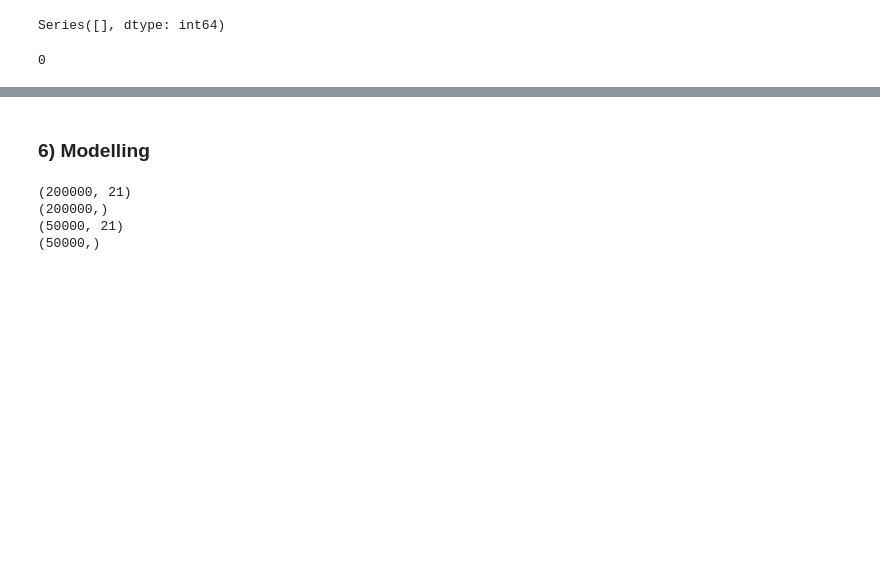
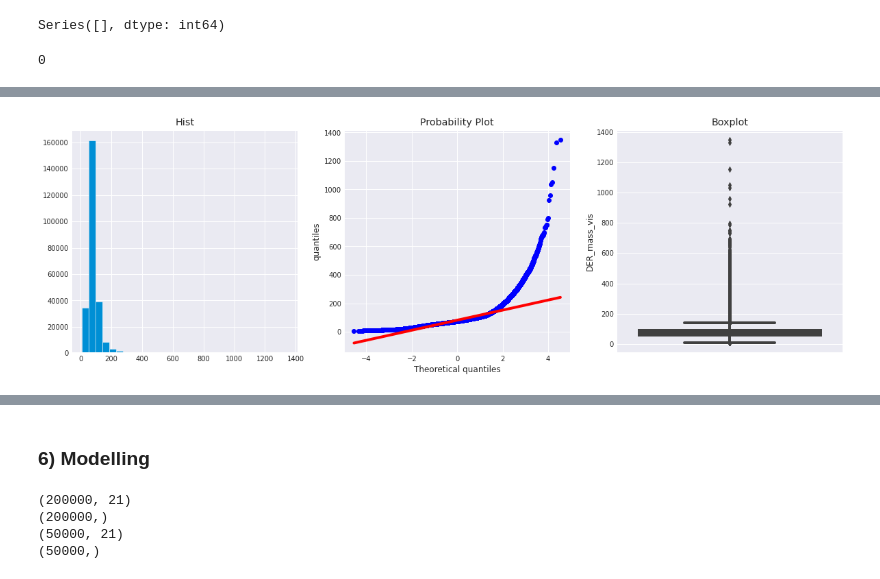
Before and after one commit to sureshmecad/Higgs-Boson-Decay-TMLC, a Jupyter notebook: 3_Higgs_Boson_Final.ipynb, the cells around one changed output, grey strips where cells are left out. Cells and saved outputs as stored; diff of their text form; code cells hidden in the pictures; blank space fills up the shorter version.

```diff
--- a/3_Higgs_Boson_Final.ipynb
+++ b/3_Higgs_Boson_Final.ipynb
@@ -342,0 +388,21 @@ Higgs.isnull().sum().sum()
+# %%
+def get_dist(df, col):
+  plt.figure(figsize=(18,6))
+
+  plt.subplot(1,3,1)
+  plt.hist(df[col], bins=30)
+  plt.title('Hist')
+
+  plt.subplot(1,3,2)
+  stats.probplot(df[col], dist='norm', plot=plt)
+  plt.ylabel('quantiles')
+
+  plt.subplot(1,3,3)
+  sns.boxplot(y=df[col])
+  plt.title('Boxplot')
+
+  plt.show()
+# %%
+get_dist(Higgs, 'DER_mass_vis')
+# %% [output]
+[figure, added]
```
Also changed, not shown: parts of 22 cells of this notebook.
